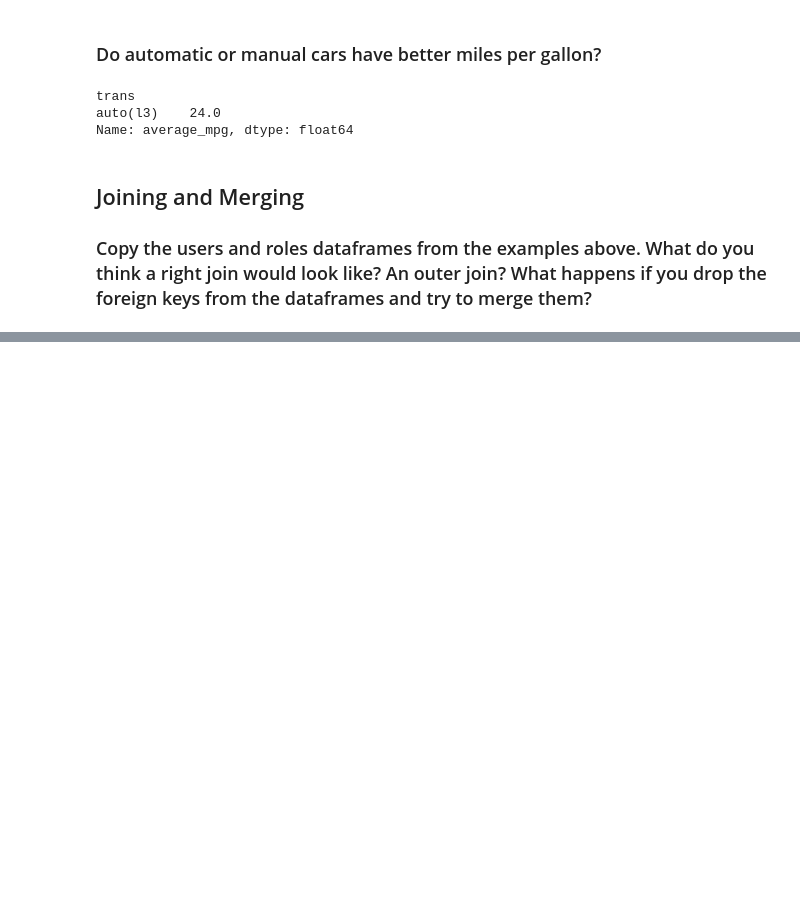
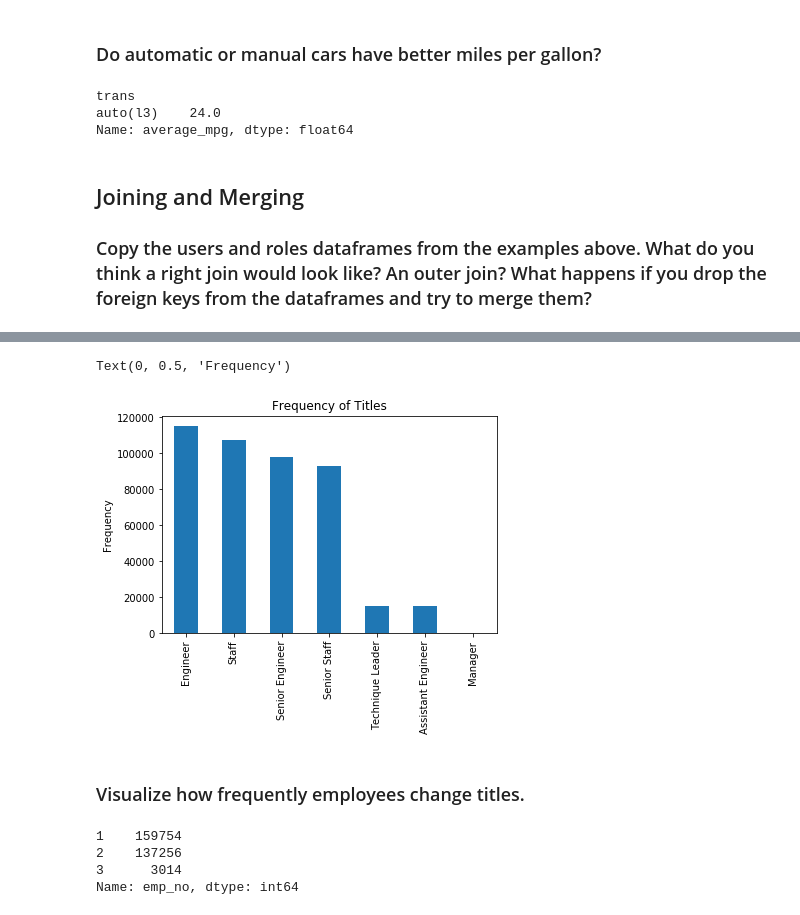
Before and after one commit to RyanMcCall/python-exercises, a Jupyter notebook: 4.8.4.4_advanced_dataframes.ipynb, the cells around one changed output, grey strips where cells are left out. Cells and saved outputs as stored; diff of their text form; code cells hidden in the pictures; blank space fills up the shorter version.

```diff
--- a/4.8.4.4_advanced_dataframes.ipynb
+++ b/4.8.4.4_advanced_dataframes.ipynb
@@ -72,0 +133,4 @@ Name: average_mpg, dtype: float64
+# %%
+url = get_db_url(user, host, password, 'employees')
+employees = pd.read_sql("SELECT * FROM employees", url)
+employees
@@ -72,0 +185,3 @@ Name: average_mpg, dtype: float64
+# %%
+employees = pd.read_sql("SELECT * FROM employees", url)
+employees
@@ -72,0 +202,3 @@ Name: average_mpg, dtype: float64
+# %%
+titles = pd.read_sql("SELECT * FROM titles", url)
+titles
@@ -72,0 +223,3 @@ Name: average_mpg, dtype: float64
+# %%
+emp_w_title = pd.merge(employees, titles, left_on="emp_no", right_on="emp_no", how="left")
+emp_w_title
@@ -72,0 +251,16 @@ Name: average_mpg, dtype: float64
+# %%
+emp_w_title.title.value_counts().plot.bar(rot)
+plt.title("Frequency of Titles")
+plt.ylabel("Frequency")
+# %% [output]
+Text(0, 0.5, 'Frequency')
+[figure, added]
+# %% [markdown]
+### Visualize how frequently employees change titles.
+# %%
+emp_w_title.emp_no.value_counts().value_counts()
+# %% [output]
+1    159754
+2    137256
+3      3014
+Name: emp_no, dtype: int64
```
Also changed, not shown: parts of 27 cells of this notebook.
